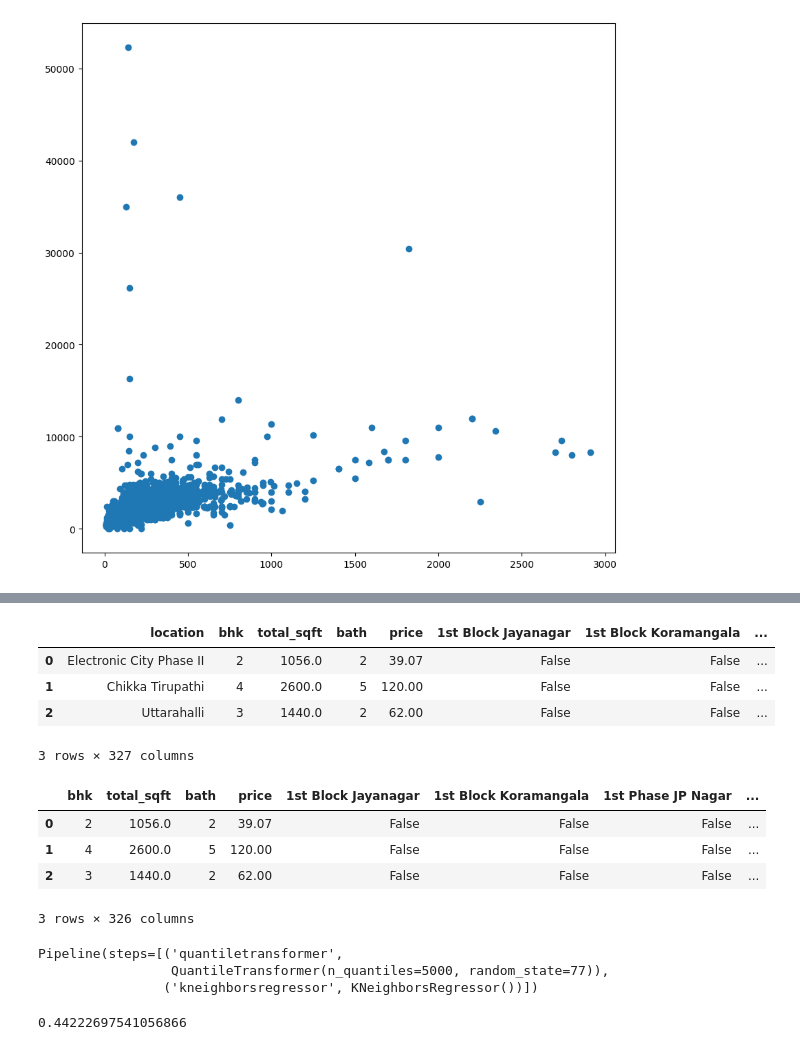
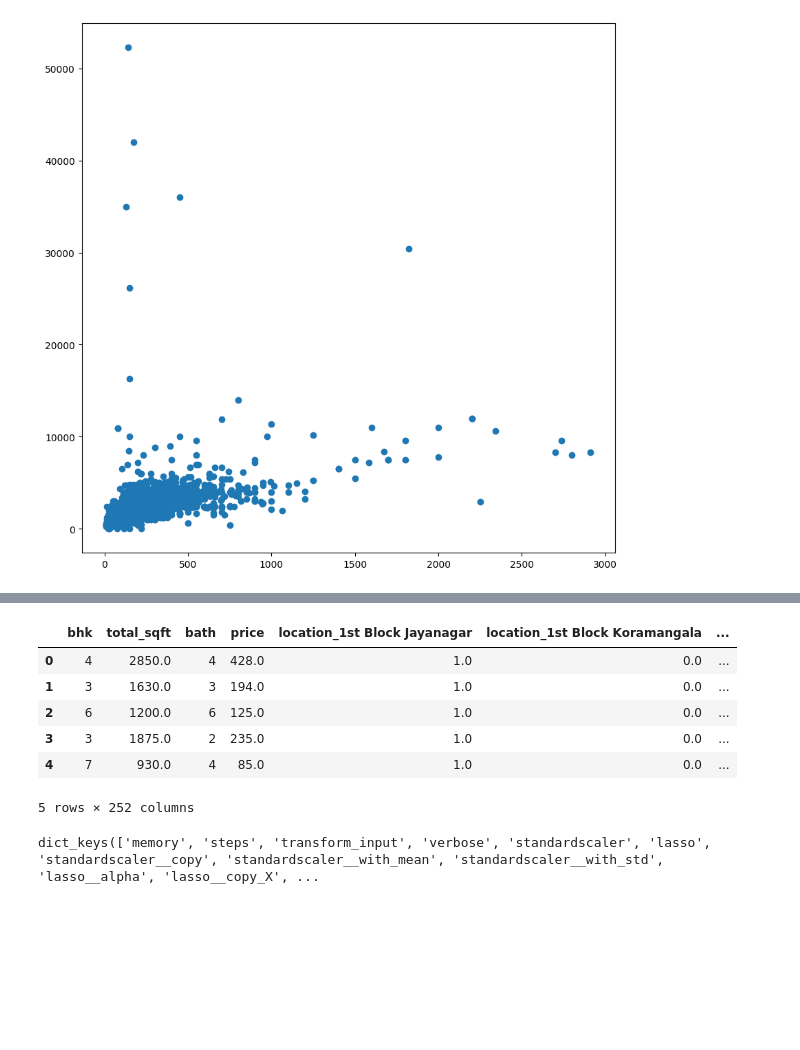
Before and after one commit to thirtesh/miniProjects, a Jupyter notebook: real_estate/SourceCode/model_training.ipynb, the cells around one changed output, grey strips where cells are left out. Saved outputs shown, nothing was run; the diff lists cells and outputs as text; code cells hidden in the pictures; blank space fills up the shorter version.

```diff
--- a/real_estate/SourceCode/model_training.ipynb
+++ b/real_estate/SourceCode/model_training.ipynb
@@ -251,19 +257,18 @@ dummies.head(3)
 # %%
-data = pd.concat([data, dummies.drop('Others', axis=1)], axis=1)
-data.head(3)
+ohe = sk.preprocessing.OneHotEncoder(handle_unknown='ignore', sparse_output=False)
+data_ohe=ohe.fit_transform(data[['location']])
+data_ohe = pd.DataFrame(data_ohe, columns=ohe.get_feature_names_out(['location']))
+if 'location_other' in data_ohe.columns:
+    data_ohe = data_ohe.drop('location_others', axis=1)
-# %% [output]
-|  | location | bhk | total_sqft | bath | price | 1st Block Jayanagar | 1st Block Koramangala | ... |
-| 0 | Electronic City Phase II | 2 | 1056.0 | 2 | 39.07 | False | False | ... |
-| 1 | Chikka Tirupathi | 4 | 2600.0 | 5 | 120.00 | False | False | ... |
-| 2 | Uttarahalli | 3 | 1440.0 | 2 | 62.00 | False | False | ... |
-3 rows × 327 columns
-# %%
-data=data.drop('location', axis=1)
-data.head(3)
-# %% [output]
-|  | bhk | total_sqft | bath | price | 1st Block Jayanagar | 1st Block Koramangala | 1st Phase JP Nagar | ... |
-| 0 | 2 | 1056.0 | 2 | 39.07 | False | False | False | ... |
-| 1 | 4 | 2600.0 | 5 | 120.00 | False | False | False | ... |
-| 2 | 3 | 1440.0 | 2 | 62.00 | False | False | False | ... |
-3 rows × 326 columns
+# %%
+data_final=pd.concat([data.drop('location', axis=1), data_ohe], axis=1)
+data_final.head()
+# %% [output]
+|  | bhk | total_sqft | bath | price | location_1st Block Jayanagar | location_1st Block Koramangala | ... |
+| 0 | 4 | 2850.0 | 4 | 428.0 | 1.0 | 0.0 | ... |
+| 1 | 3 | 1630.0 | 3 | 194.0 | 1.0 | 0.0 | ... |
+| 2 | 6 | 1200.0 | 6 | 125.0 | 1.0 | 0.0 | ... |
+| 3 | 3 | 1875.0 | 2 | 235.0 | 1.0 | 0.0 | ... |
+| 4 | 7 | 930.0 | 4 | 85.0 | 1.0 | 0.0 | ... |
+5 rows × 252 columns
 # %%
@@ -274,12 +281,5 @@ X_train, X_test, y_train, y_test= sk.model_selection.train_test_split(X,y,random
 # %%
-pipe = sk.pipeline.make_pipeline(sk.preprocessing.QuantileTransformer(n_quantiles=5000,random_state=77), sk.neighbors.KNeighborsRegressor())
+pipe = sk.pipeline.make_pipeline(sk.preprocessing.StandardScaler(), sk.linear_model.Lasso())
+print(pipe.get_params().keys())
+# %% [output]
+dict_keys(['memory', 'steps', 'transform_input', 'verbose', 'standardscaler', 'lasso', 'standardscaler__copy', 'standardscaler__with_mean', 'standardscaler__with_std', 'lasso__alpha', 'lasso__copy_X', ...
-# %%
-pipe.fit(X_train, y_train)
-# %% [output]
-Pipeline(steps=[('quantiletransformer',
-                 QuantileTransformer(n_quantiles=5000, random_state=77)),
-                ('kneighborsregressor', KNeighborsRegressor())])
-# %%
-pipe.score(X_test, y_test)
-# %% [output]
-0.44222697541056866
```
Also changed, not shown: parts of 14 cells of this notebook.
